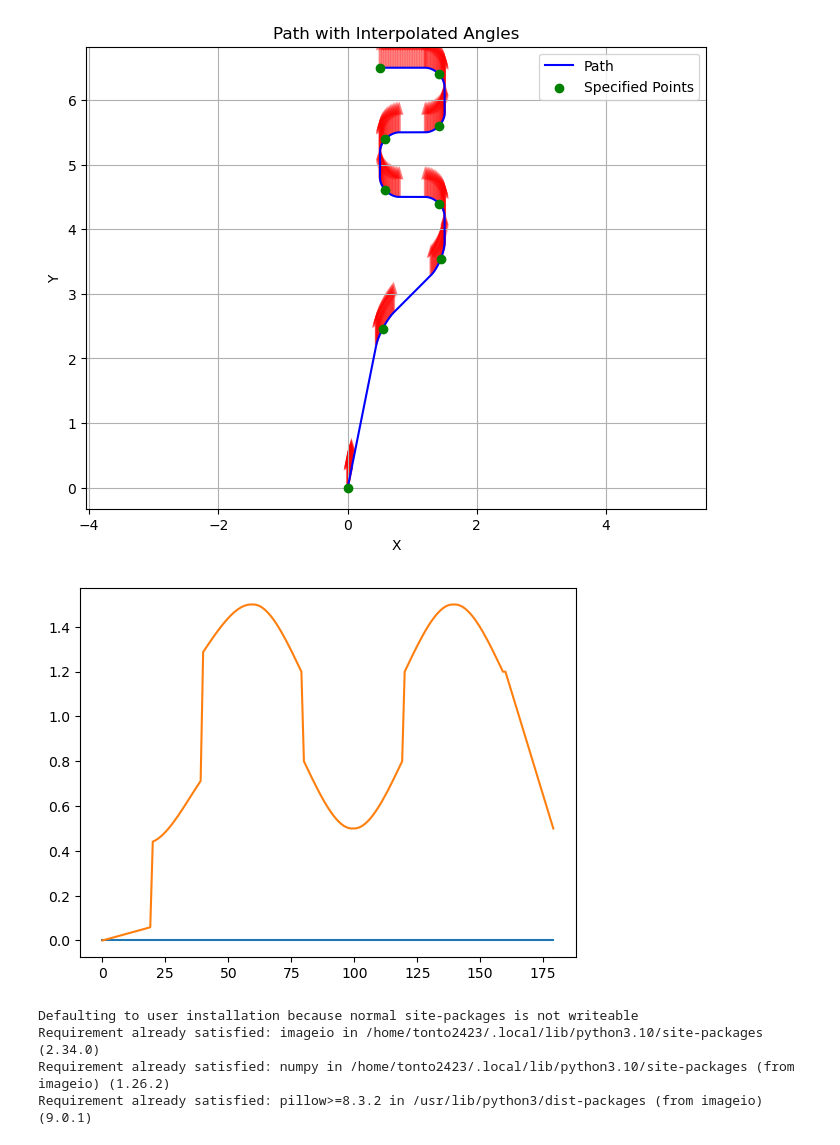
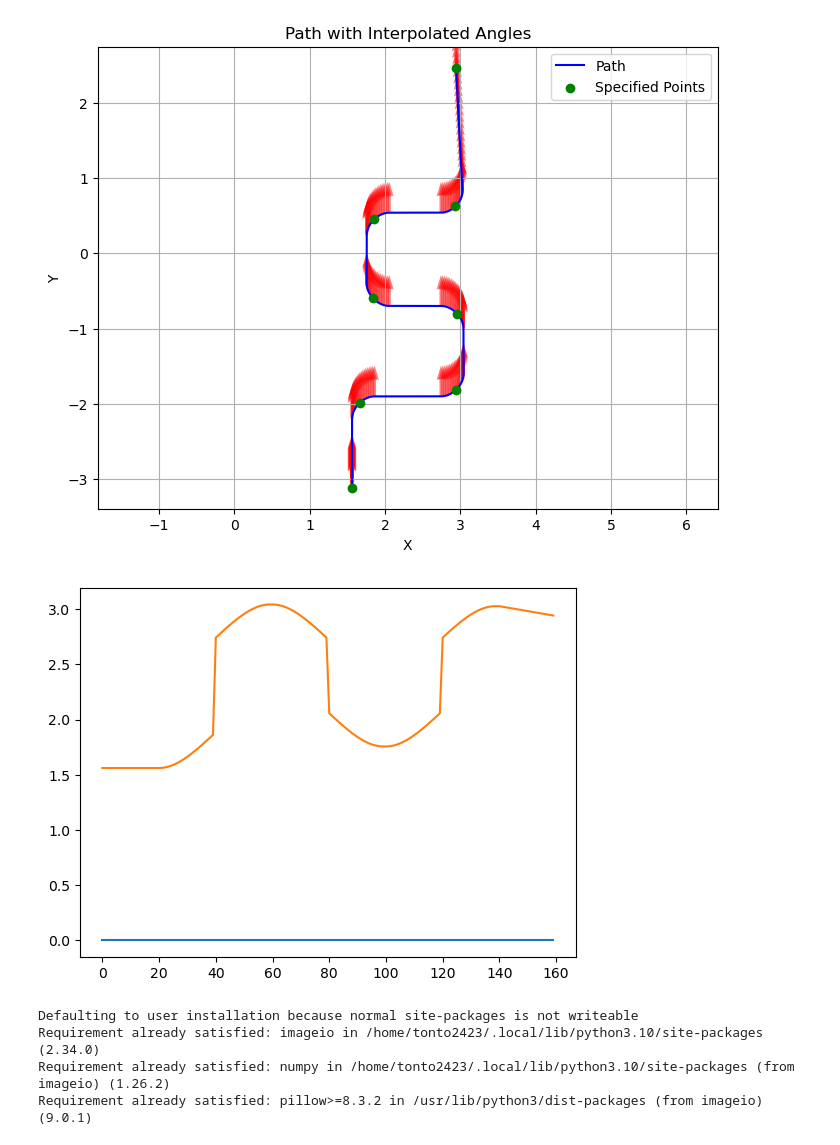
Before and after one commit to NeyagawaRobocons/chassis_haru_robo2024, a Jupyter notebook: pure_pursuit/pure_pursuit/pure_pursuit_test.ipynb, the cells around one changed output. Cells and saved outputs as stored; diff of their text form; code cells hidden in the pictures.

```diff
--- a/pure_pursuit/pure_pursuit/pure_pursuit_test.ipynb
+++ b/pure_pursuit/pure_pursuit/pure_pursuit_test.ipynb
@@ -439,44 +411,32 @@ def generate_and_save_path(poses, commands) -> None:
     plt.plot(angles)
     plt.plot(path[:, 0])
 # %%
-# poses = np.array([
-#     [0.5, 0.5, 0.0],
-#     [1.5, 0.5, 0.0],
-#     [1.5, 1.5, 1.57],
-#     [0.5, 1.5, 1.57],
-#     [0.5, 2.5, 3.14],
-#     [1.5, 2.5, 3.14],
-#     [1.5, 3.5, 1.57],
-#     [0.5, 3.5, 1.57],
-#     [2.5, 6.0, 0.0]
-# ])
-
 poses = np.array([
     [1.562, -3.112, 0.0],
     [1.562, -3.112 + 1.212, 0.0],
     [1.562 + 1.481, -3.112 + 1.212, 0.0],
     [1.562 + 1.481, -3.112 + 2.412, 0.0],
-    [1.562 + 1.481 - 1286, -3.112 + 2.412, 0.0],
-    [1.562 + 1.481 - 1286, -3.112 + 3.650, 0.0],
+    [1.562 + 1.481 - 1.286, -3.112 + 2.412, 0.0],
+    [1.562 + 1.481 - 1.286, -3.112 + 3.650, 0.0],
     [1.562 + 1.481, -3.112 + 3.650, 0.0],
     [2.943, -3.112 + 5.574, 0.0],
 ])
 
 commands = np.array([ # daiza_state, hina_state, bonbori_state
     [0, 0, False],
     [1, 1, False],
     [2, 2, False],
     [2, 2, False],
     [2, 2, False],
     [2, 2, False],
     [2, 2, False],
     [2, 2, False],
 ])
 
 generate_and_save_path(poses, commands)
 # %% [output]
-[figure, old version]
+[figure, new version]
-[figure, old version]
+[figure, new version]
 # %%
 def first_order_vel(previous_vel, input_vel, K, dt, tau):
     new_vel = (tau * previous_vel + K * dt * input_vel) / (tau + dt)
```
Also changed, not shown: parts of 6 cells of this notebook, 1 other file.
